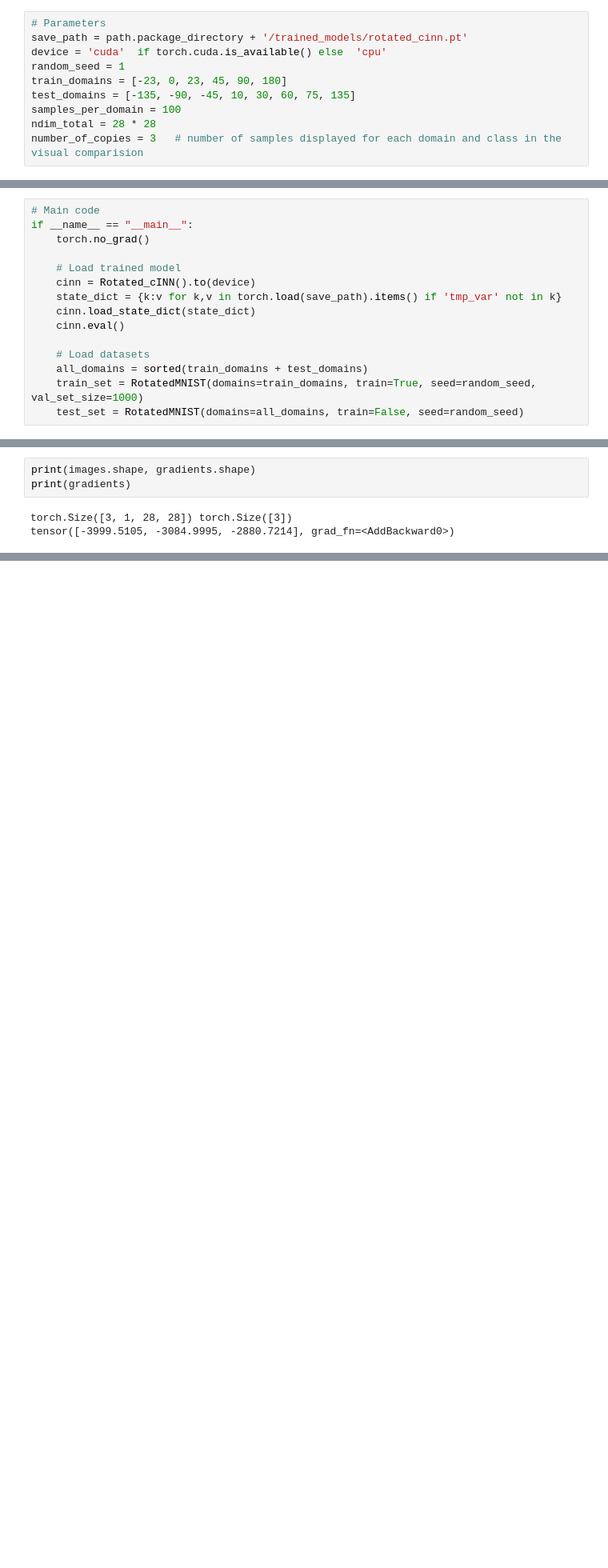
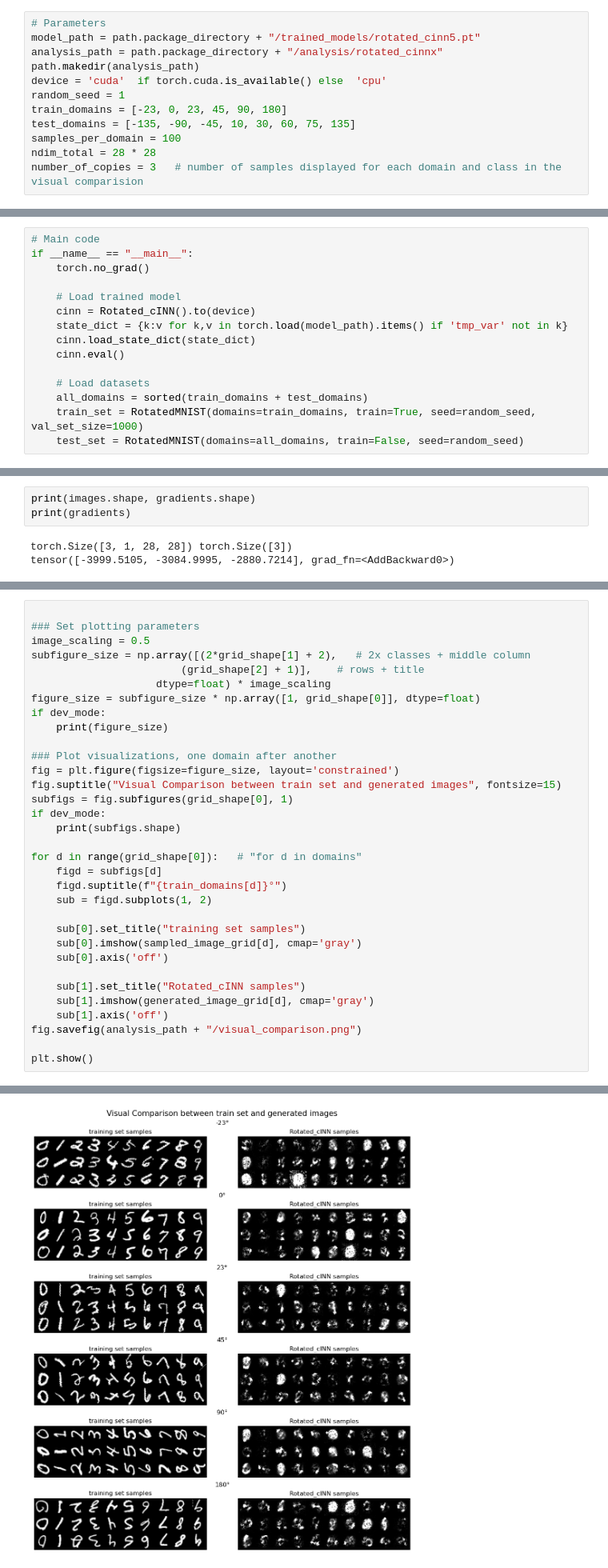
Before and after one commit to Fjallripa/Rotated-cINN, a Jupyter notebook: rotated_cinn/code_tests/testing_eval_py.ipynb, the cells around one changed output, grey strips where cells are left out. Shown at 80% size. Saved outputs shown, nothing was run; the diff lists cells and outputs as text; blank space fills up the shorter version.

```diff
--- a/rotated_cinn/code_tests/testing_eval_py.ipynb
+++ b/rotated_cinn/code_tests/testing_eval_py.ipynb
@@ -17,7 +18,9 @@ from modules.model import Rotated_cINN
 from modules.data import RotatedMNIST
 # %%
 # Parameters
-save_path = path.package_directory + '/trained_models/rotated_cinn.pt'
+model_path = path.package_directory + "/trained_models/rotated_cinn5.pt"
+analysis_path = path.package_directory + "/analysis/rotated_cinnx"
+path.makedir(analysis_path)
 device = 'cuda'  if torch.cuda.is_available() else  'cpu'
 random_seed = 1
 train_domains = [-23, 0, 23, 45, 90, 180]
@@ -86,7 +90,7 @@ if __name__ == "__main__":
 
     # Load trained model
     cinn = Rotated_cINN().to(device)
-    state_dict = {k:v for k,v in torch.load(save_path).items() if 'tmp_var' not in k}
+    state_dict = {k:v for k,v in torch.load(model_path).items() if 'tmp_var' not in k}
     cinn.load_state_dict(state_dict)
     cinn.eval()
 
@@ -242,0 +214,34 @@ torch.Size([6, 84, 280])
+# %%
+
+### Set plotting parameters
+image_scaling = 0.5
+subfigure_size = np.array([(2*grid_shape[1] + 2),   # 2x classes + middle column
+                        (grid_shape[2] + 1)],    # rows + title
+                    dtype=float) * image_scaling
+figure_size = subfigure_size * np.array([1, grid_shape[0]], dtype=float)
+if dev_mode:
+    print(figure_size)
+
+### Plot visualizations, one domain after another
+fig = plt.figure(figsize=figure_size, layout='constrained')
+fig.suptitle("Visual Comparison between train set and generated images", fontsize=15)
+subfigs = fig.subfigures(grid_shape[0], 1)
+if dev_mode:
+    print(subfigs.shape)
+
+for d in range(grid_shape[0]):   # "for d in domains"
+    figd = subfigs[d]
+    figd.suptitle(f"{train_domains[d]}°")
+    sub = figd.subplots(1, 2)
+
+    sub[0].set_title("training set samples")
+    sub[0].imshow(sampled_image_grid[d], cmap='gray')
+    sub[0].axis('off')
+
+    sub[1].set_title("Rotated_cINN samples")
+    sub[1].imshow(generated_image_grid[d], cmap='gray')
+    sub[1].axis('off')
+fig.savefig(analysis_path + "/visual_comparison.png")
+
+plt.show()
+# %% [output]
@@ -243,3 +250,4 @@ torch.Size([6, 84, 280])
+[figure, added]
 # %% [markdown]
 ### Making small tests
 # %%
```
Also changed, not shown: parts of 8 cells of this notebook, 8 other files.
